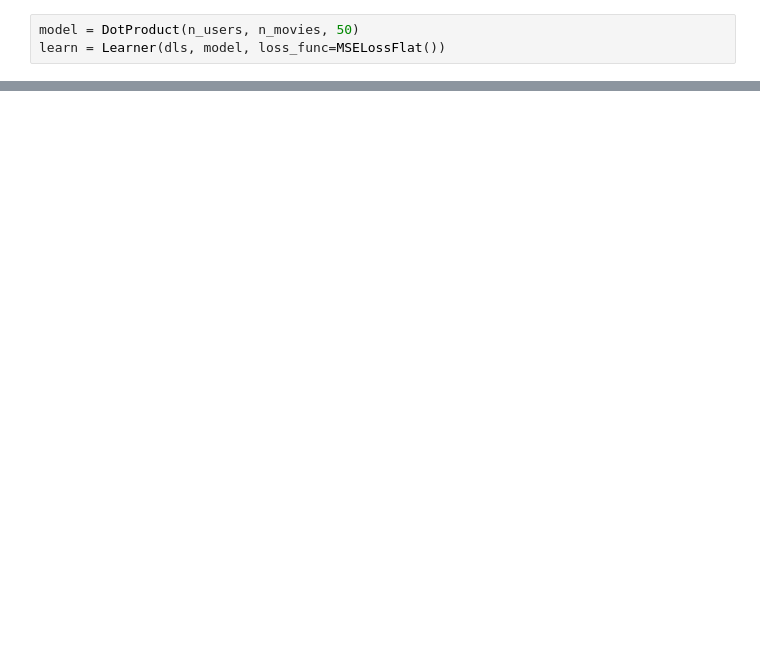
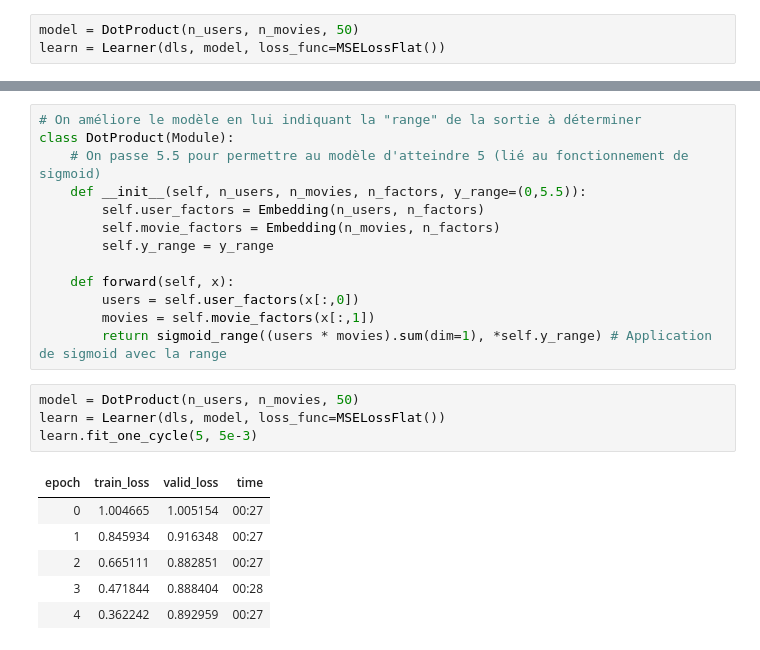
Before and after one commit to Eckmoule/DeepLearningCourse, a Jupyter notebook: 1 - Application cours/6 - Recommandation - Données structurées .ipynb, the cells around one changed output, grey strips where cells are left out. Drawn from its saved outputs; the diff is of its cells as text; blank space fills up the shorter version.

```diff
--- a/1 - Application cours/6 - Recommandation - Données structurées .ipynb
+++ b/1 - Application cours/6 - Recommandation - Données structurées .ipynb
@@ -135,0 +130,24 @@ learn.fit_one_cycle(5, 5e-3)
+# %%
+# On améliore le modèle en lui indiquant la "range" de la sortie à déterminer
+class DotProduct(Module):
+    # On passe 5.5 pour permettre au modèle d'atteindre 5 (lié au fonctionnement de sigmoid)
+    def __init__(self, n_users, n_movies, n_factors, y_range=(0,5.5)):
+        self.user_factors = Embedding(n_users, n_factors)
+        self.movie_factors = Embedding(n_movies, n_factors)
+        self.y_range = y_range
+
+    def forward(self, x):
+        users = self.user_factors(x[:,0])
+        movies = self.movie_factors(x[:,1])
+        return sigmoid_range((users * movies).sum(dim=1), *self.y_range) # Application de sigmoid avec la range
+# %%
+model = DotProduct(n_users, n_movies, 50)
+learn = Learner(dls, model, loss_func=MSELossFlat())
+learn.fit_one_cycle(5, 5e-3)
+# %% [output]
+| epoch | train_loss | valid_loss | time |
+| 0 | 1.004665 | 1.005154 | 00:27 |
+| 1 | 0.845934 | 0.916348 | 00:27 |
+| 2 | 0.665111 | 0.882851 | 00:27 |
+| 3 | 0.471844 | 0.888404 | 00:28 |
+| 4 | 0.362242 | 0.892959 | 00:27 |
```
Also changed, not shown: parts of 15 cells of this notebook, 1 other file.
